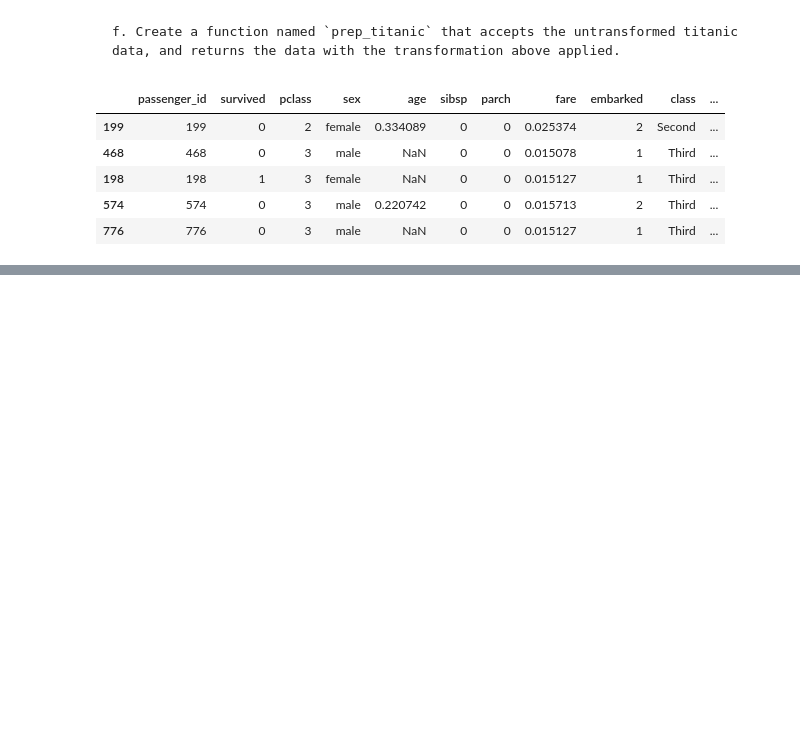
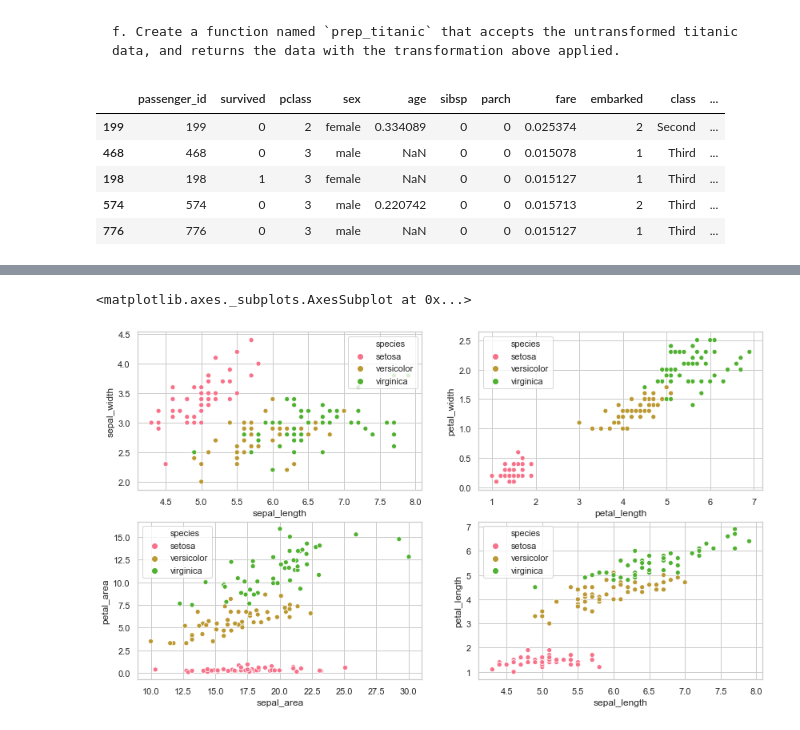
Before and after one commit to SaraPena/ds-methodologies-exercises, a Jupyter notebook: classification/classification_exercises.ipynb, the cells around one changed output, grey strips where cells are left out. Drawn from its saved outputs; the diff is of its cells as text; code cells hidden in the pictures; blank space fills up the shorter version.

```diff
--- a/classification/classification_exercises.ipynb
+++ b/classification/classification_exercises.ipynb
@@ -730,0 +878,4 @@ train.head()
+# %%
+df_iris['sepal_area'] = df_iris.sepal_width * df_iris.sepal_length
+df_iris['petal_area'] = df_iris.petal_width * df_iris.petal_length
+df_iris.head()
@@ -730,0 +889,13 @@ train.head()
+# %%
+plt.figure(figsize = (14,8))
+plt.subplot(2,2,1)
+sns.scatterplot(x = "sepal_length", y = "sepal_width", data = df_iris, hue = df_iris.species)
+plt.subplot(2,2,2)
+sns.scatterplot(x = "petal_length", y ="petal_width", data = df_iris, hue = df_iris.species)
+plt.subplot(2,2,3)
+sns.scatterplot(x = "sepal_area", y = "petal_area", data = df_iris, hue = df_iris.species)
+plt.subplot(2,2,4)
+sns.scatterplot(x = "sepal_length", y = "petal_length", data = df_iris, hue = df_iris.species)
+# %% [output]
+<matplotlib.axes._subplots.AxesSubplot at 0x...>
+[figure, added]
```
Also changed, not shown: parts of 28 cells of this notebook.
